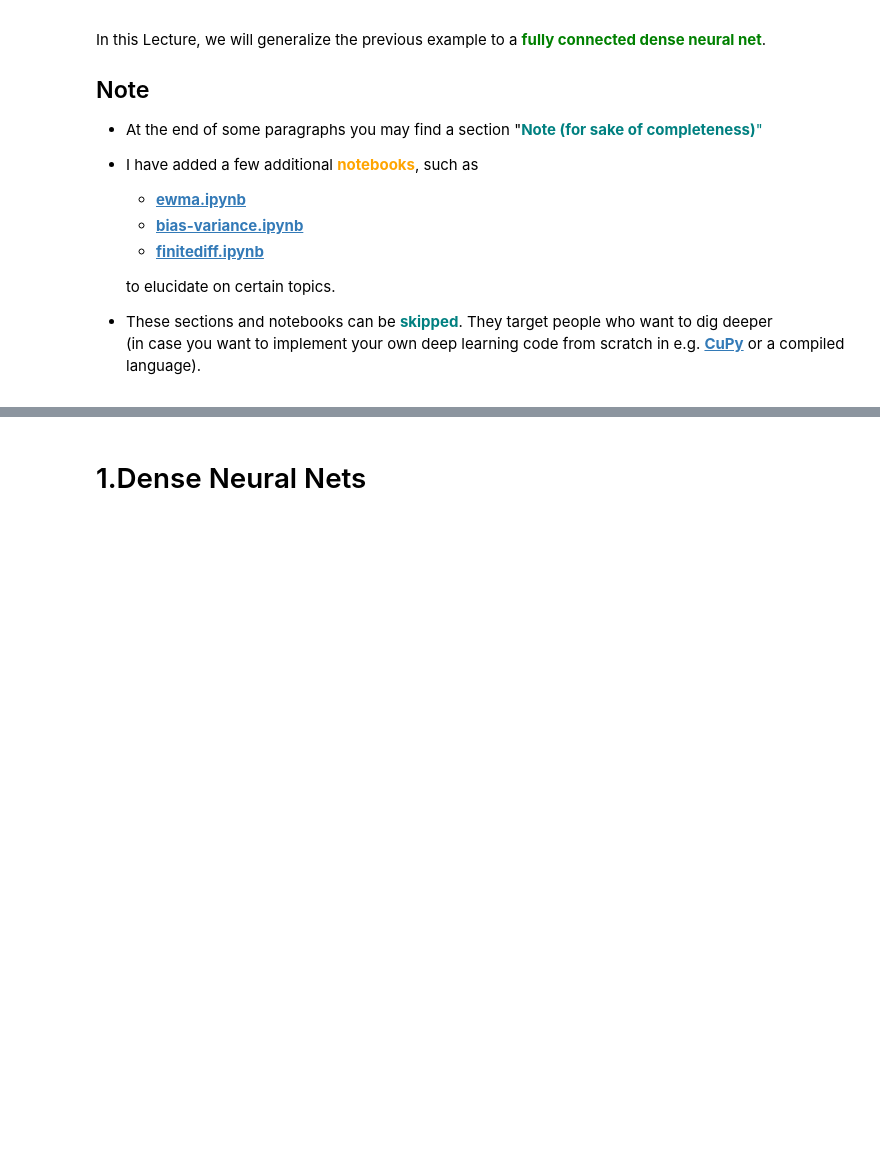
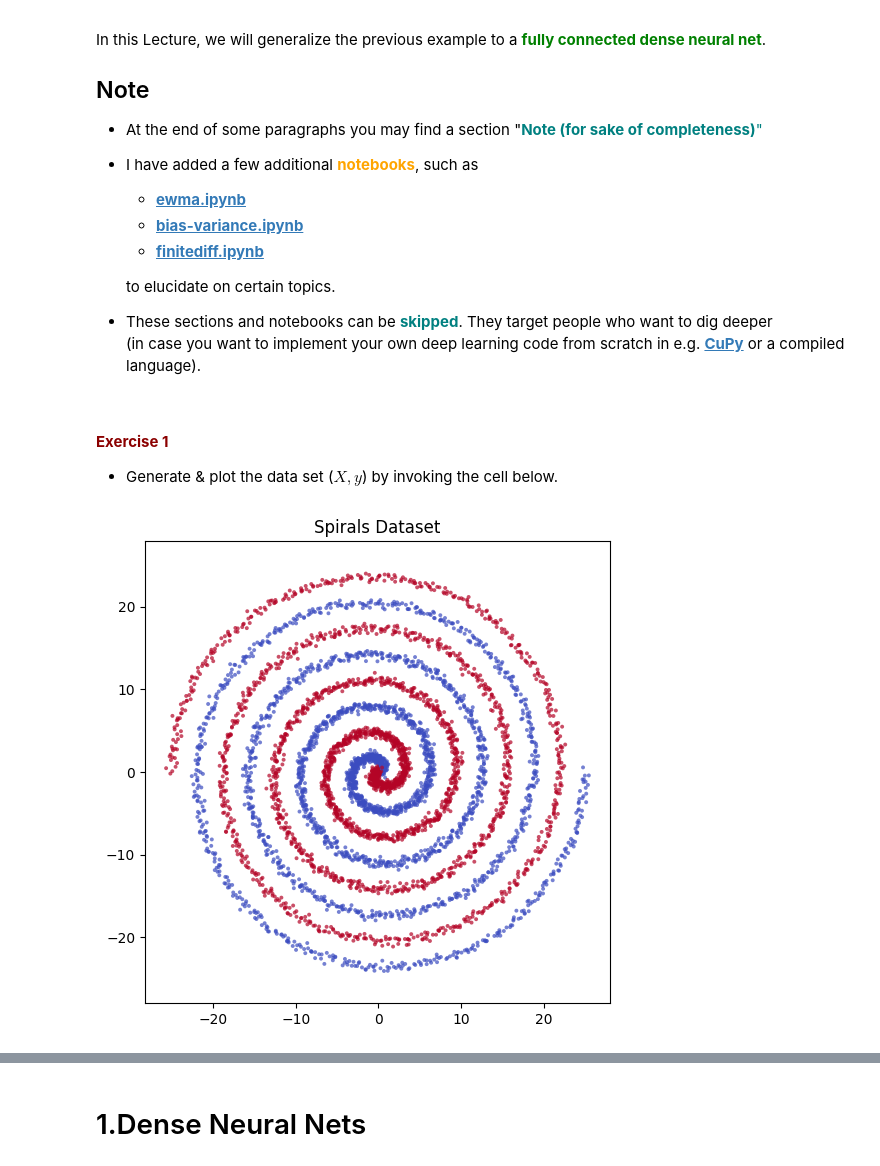
Before and after one commit to chpc-uofu/HandsOnML, a Jupyter notebook: notebooks/lecture2.ipynb, the cells around one changed output, grey strips where cells are left out. Drawn from its saved outputs; the diff is of its cells as text; code cells hidden in the pictures; blank space fills up the shorter version.

```diff
--- a/notebooks/lecture2.ipynb
+++ b/notebooks/lecture2.ipynb
@@ -40,3 +53,16 @@ In this Lecture, we will generalize the previous example to a <font color="green
   to elucidate on certain topics.
 * These sections and notebooks can be <font color="teal"><b>skipped</b></font>. They target people who want to dig deeper<br>
 (in case you want to implement your own deep learning code from scratch in e.g. <a href="https://cupy.dev/"><b>CuPy</b></a> or a compiled language).
+# %% [markdown]
+#### <font color="darkred"><b>Exercise 1</b></font>
+- Generate & plot the data set ($X,y$) by invoking the cell below.
+# %%
+%run ./create_data2.py
+X, y = make_spirals(n_samples=5000, noise=0.3, turns=4, seed=123)
+plt.figure(figsize=(6,6))
+plt.scatter(X[:,0], X[:,1], c=y, cmap='coolwarm', s=8, alpha=0.7, edgecolors='none')
+plt.title("Spirals Dataset")
+plt.axis('equal')
+plt.show()
+# %% [output]
+[figure, added]
```
Also changed, not shown: parts of 14 cells of this notebook, 1 other file.
